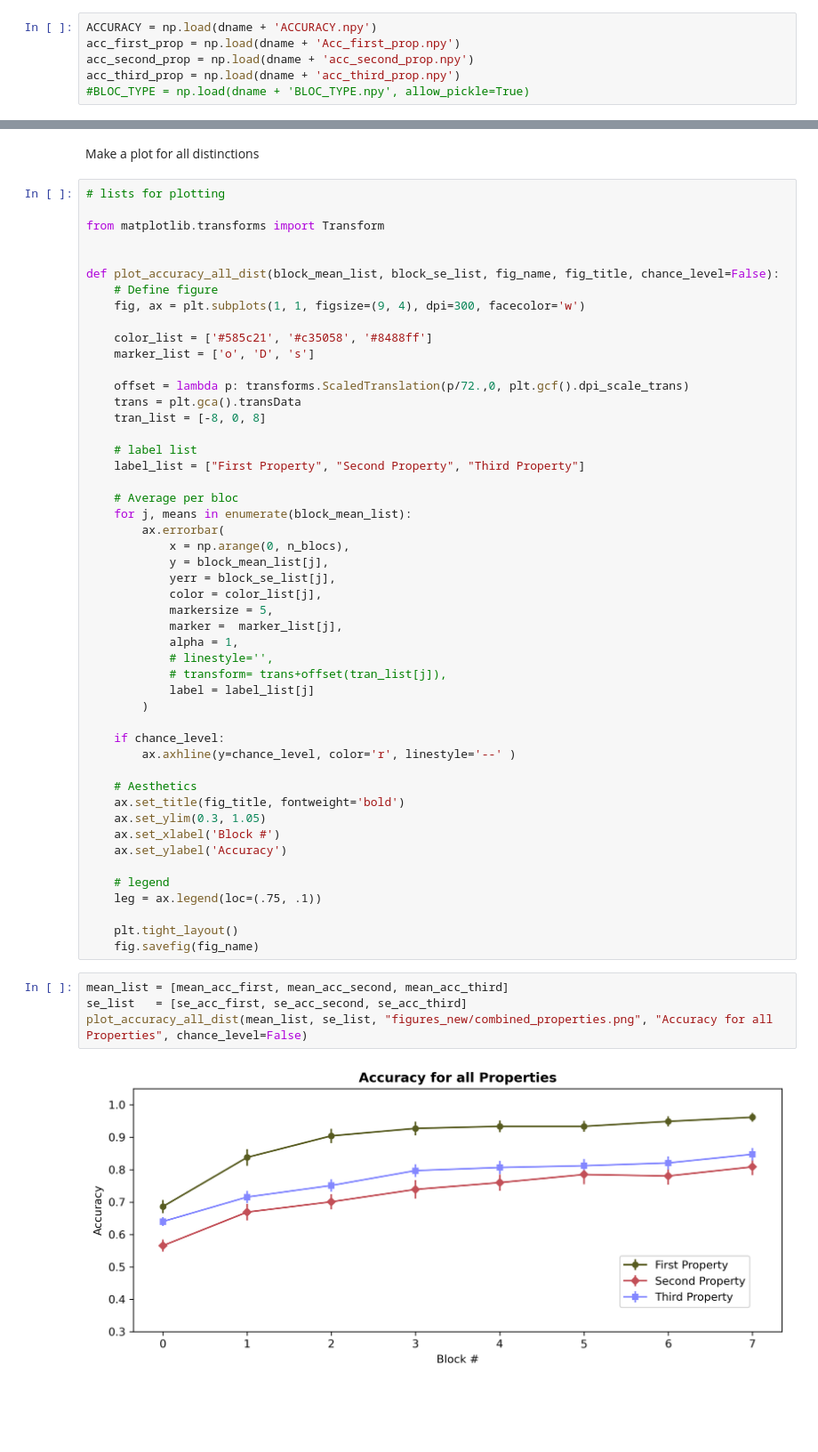
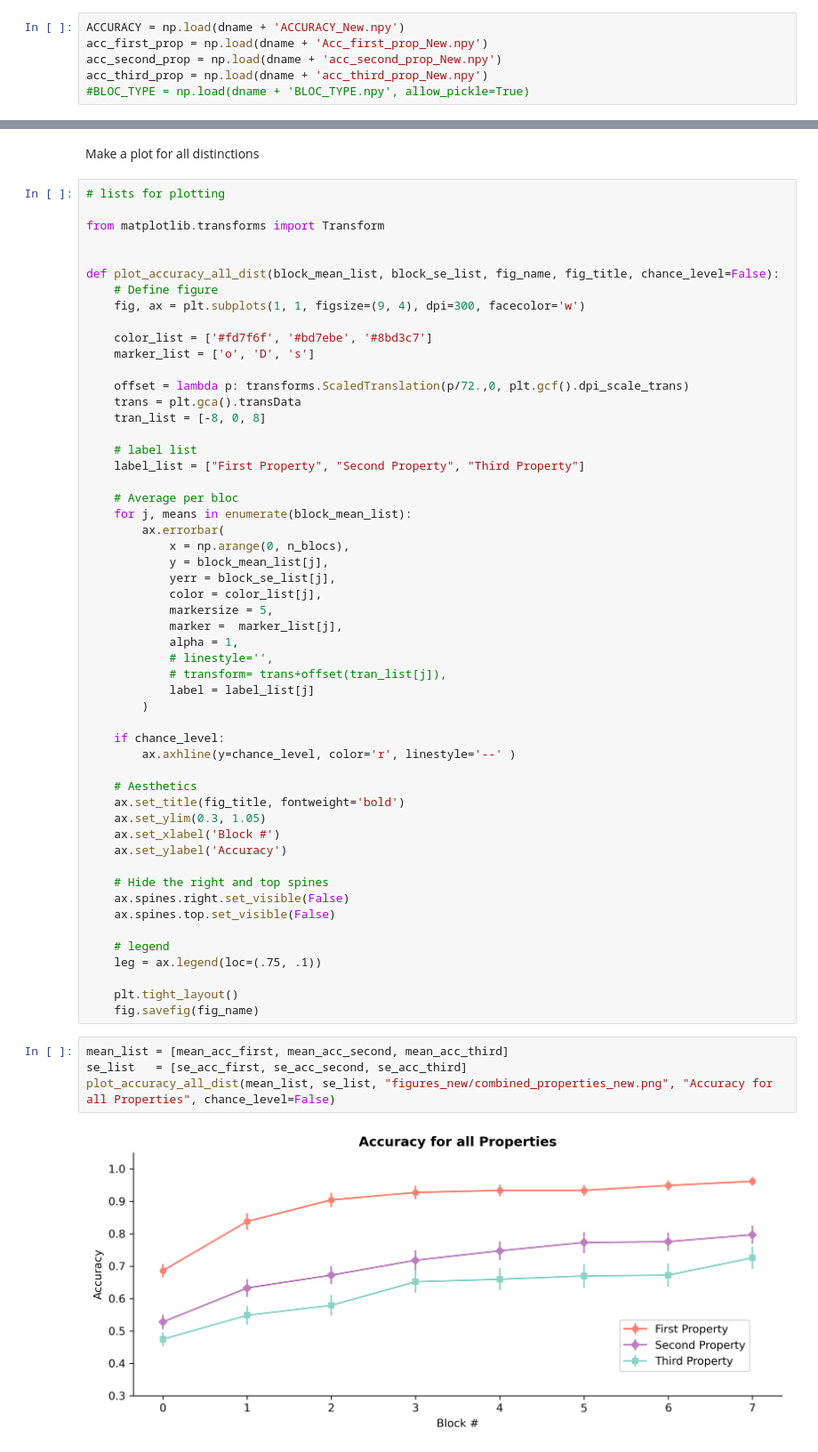
Before and after one commit to JirkoRu/analysis_scripts, a Jupyter notebook: data_loading/2_plotPerformances.ipynb, the cells around one changed output, grey strips where cells are left out. Shown: that part at 89% size. Cells and saved outputs as stored; diff of their text form; blank space fills up the shorter version.

```diff
--- a/data_loading/2_plotPerformances.ipynb
+++ b/data_loading/2_plotPerformances.ipynb
@@ -15,10 +15,10 @@ dname
 # %% [output]
 'c:\\Users\\Jirko\\Desktop\\Hip_Lab\\analysis_scripts\\data_loading/data_v2_quotes/'
 # %%
-ACCURACY = np.load(dname + 'ACCURACY.npy')
-acc_first_prop = np.load(dname + 'Acc_first_prop.npy')
-acc_second_prop = np.load(dname + 'acc_second_prop.npy')
-acc_third_prop = np.load(dname + 'acc_third_prop.npy')
+ACCURACY = np.load(dname + 'ACCURACY_New.npy')
+acc_first_prop = np.load(dname + 'Acc_first_prop_New.npy')
+acc_second_prop = np.load(dname + 'acc_second_prop_New.npy')
+acc_third_prop = np.load(dname + 'acc_third_prop_New.npy')
 #BLOC_TYPE = np.load(dname + 'BLOC_TYPE.npy', allow_pickle=True)
 # %%
 n_sujs, n_blocs, n_trials = ACCURACY.shape
@@ -168,7 +183,7 @@ def plot_accuracy_all_dist(block_mean_list, block_se_list, fig_name, fig_title,
     # Define figure
     fig, ax = plt.subplots(1, 1, figsize=(9, 4), dpi=300, facecolor='w')
 
-    color_list = ['#585c21', '#c35058', '#8488ff']
+    color_list = ['#fd7f6f', '#bd7ebe', '#8bd3c7']
     marker_list = ['o', 'D', 's']
 
     offset = lambda p: transforms.ScaledTranslation(p/72.,0, plt.gcf().dpi_scale_trans)
@@ -202,6 +217,10 @@ def plot_accuracy_all_dist(block_mean_list, block_se_list, fig_name, fig_title,
     ax.set_xlabel('Block #')
     ax.set_ylabel('Accuracy')
 
+    # Hide the right and top spines
+    ax.spines.right.set_visible(False)
+    ax.spines.top.set_visible(False)
+
     # legend
     leg = ax.legend(loc=(.75, .1))
 
@@ -210,6 +229,6 @@ def plot_accuracy_all_dist(block_mean_list, block_se_list, fig_name, fig_title,
 # %%
 mean_list = [mean_acc_first, mean_acc_second, mean_acc_third]
 se_list   = [se_acc_first, se_acc_second, se_acc_third]
-plot_accuracy_all_dist(mean_list, se_list, "figures_new/combined_properties.png", "Accuracy for all Properties", chance_level=False)
+plot_accuracy_all_dist(mean_list, se_list, "figures_new/combined_properties_new.png", "Accuracy for all Properties", chance_level=False)
 # %% [output]
-[figure, old version]
+[figure, new version]
```
Also changed, not shown: parts of 8 cells of this notebook, 12 other files.
